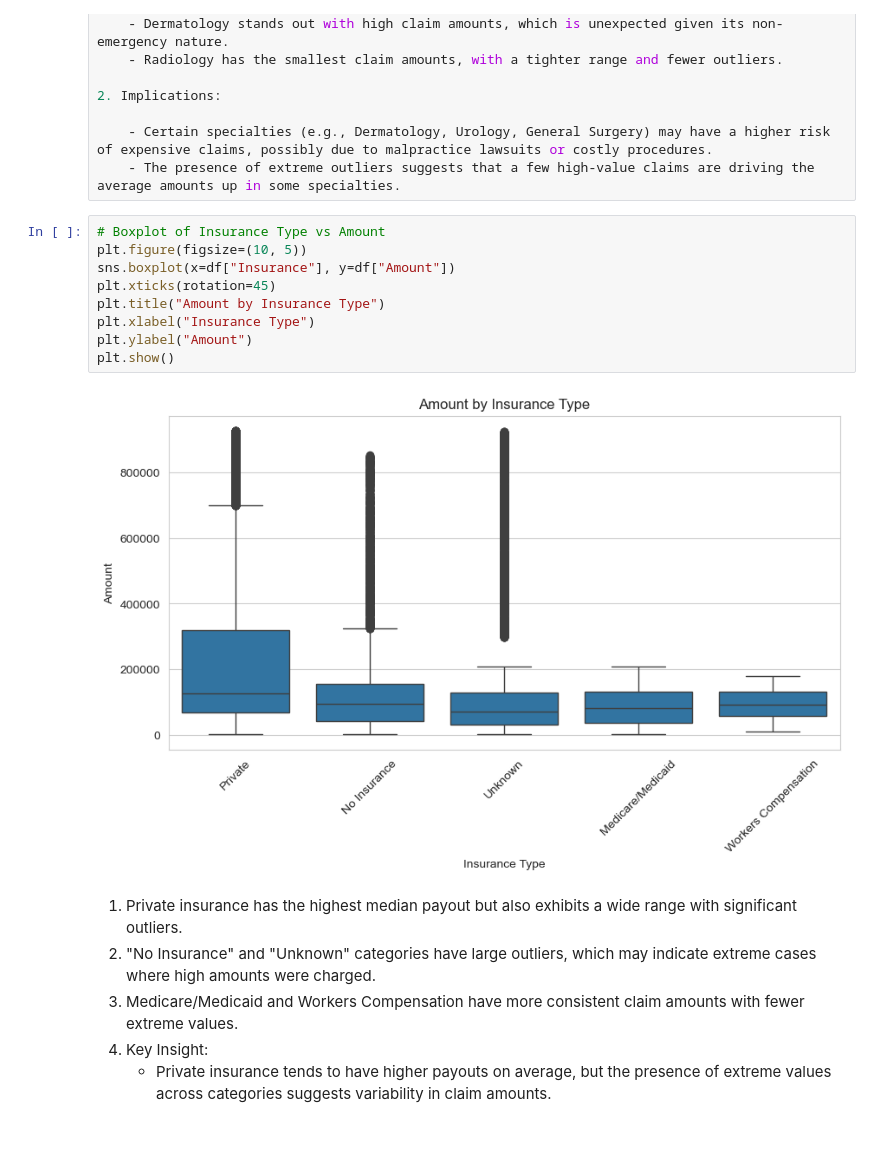
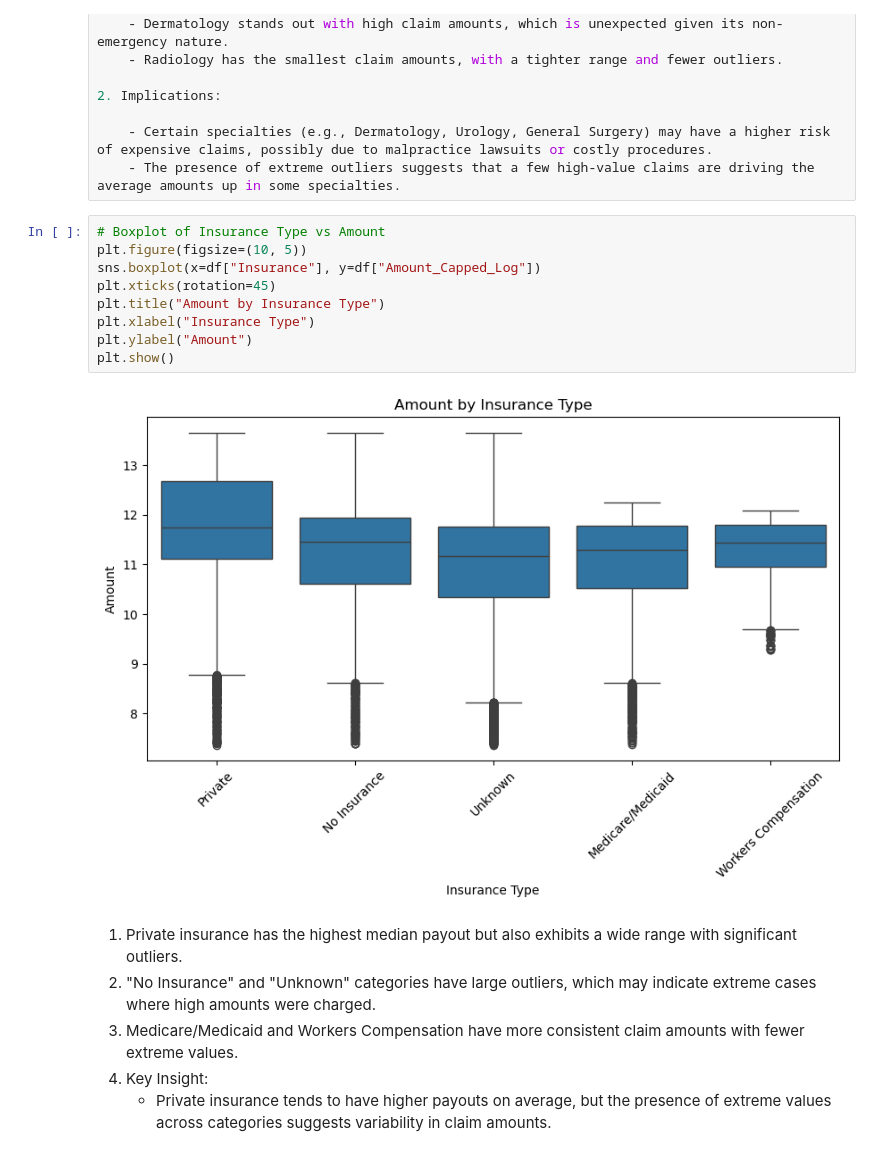
Before and after one commit to HopeMohola/Medical-Malpractice-Claims, a Jupyter notebook: Motshabi_Mohola_Project.ipynb, the cells around one changed output. Saved outputs shown, nothing was run; the diff lists cells and outputs as text.

```diff
--- a/Motshabi_Mohola_Project.ipynb
+++ b/Motshabi_Mohola_Project.ipynb
@@ -621,14 +651,14 @@ plt.show()
 # %%
 # Boxplot of Insurance Type vs Amount
 plt.figure(figsize=(10, 5))
-sns.boxplot(x=df["Insurance"], y=df["Amount"])
+sns.boxplot(x=df["Insurance"], y=df["Amount_Capped_Log"])
 plt.xticks(rotation=45)
 plt.title("Amount by Insurance Type")
 plt.xlabel("Insurance Type")
 plt.ylabel("Amount")
 plt.show()
 # %% [output]
-[figure, old version]
+[figure, new version]
 # %% [markdown]
 1. Private insurance has the highest median payout but also exhibits a wide range with significant outliers.
 2. "No Insurance" and "Unknown" categories have large outliers, which may indicate extreme cases where high amounts were charged.
```
Also changed, not shown: parts of 35 cells of this notebook.
